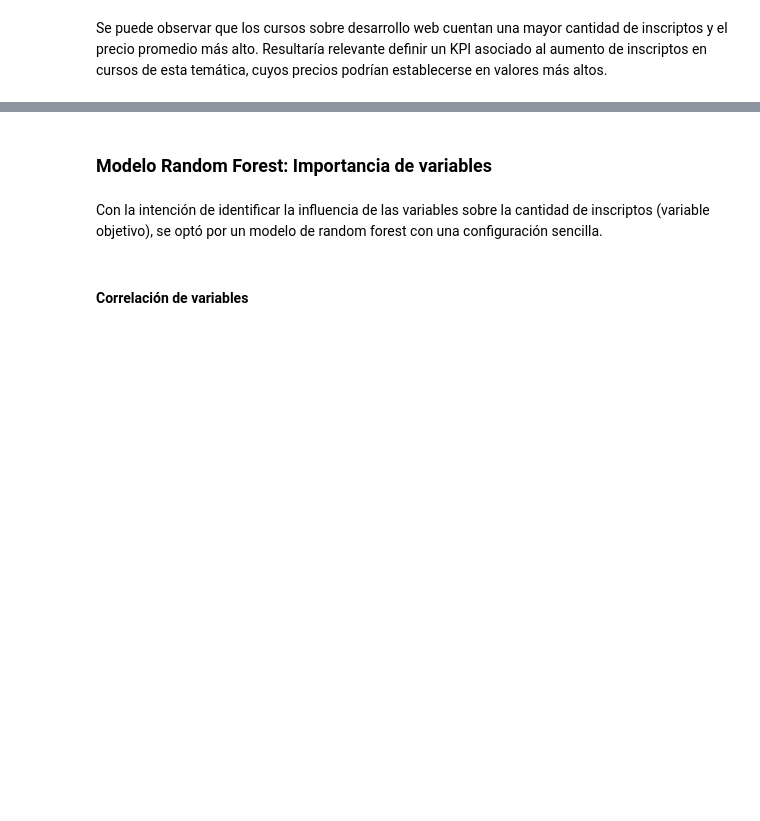
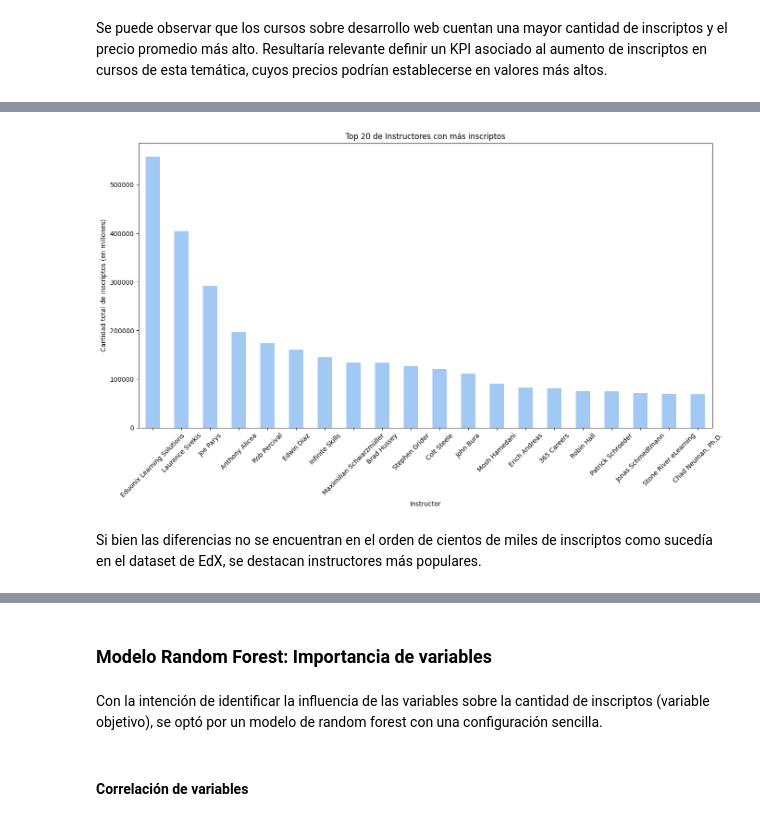
Before and after one commit to picassojp/Henry-PI-Data_Analytics, a Jupyter notebook: Henry_PI_DA.ipynb, the cells around one changed output, grey strips where cells are left out. Saved outputs shown, nothing was run; the diff lists cells and outputs as text; code cells hidden in the pictures; blank space fills up the shorter version.

```diff
--- a/Henry_PI_DA.ipynb
+++ b/Henry_PI_DA.ipynb
@@ -1170,0 +1271,11 @@ Se puede observar que los cursos sobre desarrollo web cuentan una mayor cantidad
+# %%
+# se usa explode para dividir los instructores en filas separadas
+df_exploded = dfude.explode('display_name')
+
+# se agrupa por instructor y se suma la cantidad de inscritos
+instructor_success = df_exploded.groupby('display_name')['num_subscribers'].sum()
+
+# se ordena de mayor a menor
+instructor_success = instructor_success.sort_values(ascending=False)
+
+print(instructor_success)
@@ -1170,0 +1296,14 @@ Se puede observar que los cursos sobre desarrollo web cuentan una mayor cantidad
+# %%
+instructor_success = instructor_success.head(20) # se toman solamente los instructores con mayor cantidad de inscriptos
+
+plt.figure(figsize=(16,8))
+instructor_success.plot(kind='bar')
+plt.xlabel('Instructor')
+plt.ylabel('Cantidad total de inscriptos (en millones)')
+plt.title('Top 20 de Instructores con más inscriptos')
+plt.xticks(rotation=45)
+plt.show()
+# %% [output]
+[figure, added]
+# %% [markdown]
+Si bien las diferencias no se encuentran en el orden de cientos de miles de inscriptos como sucedía en el dataset de EdX, se destacan instructores más populares.
```
Also changed, not shown: parts of 49 cells of this notebook, 1 other file.
